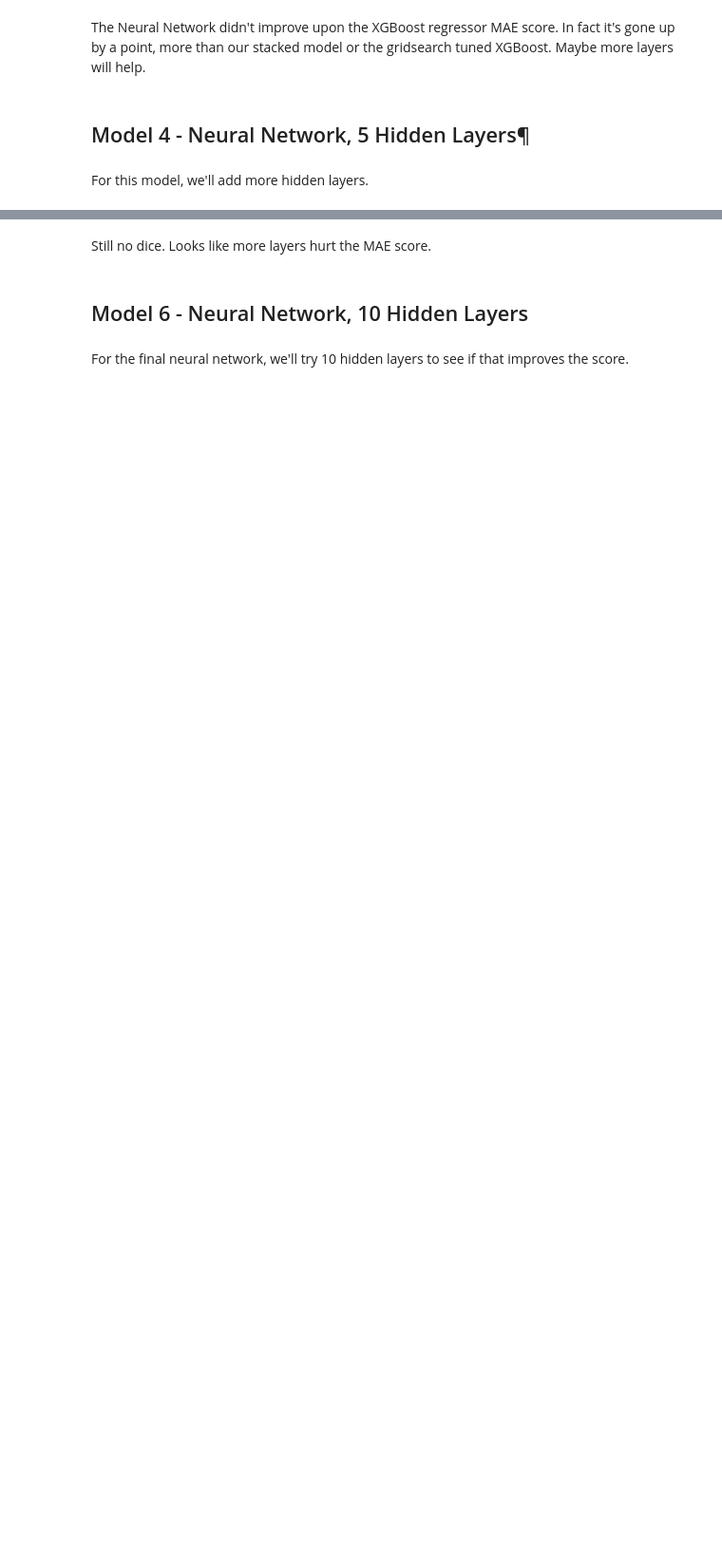
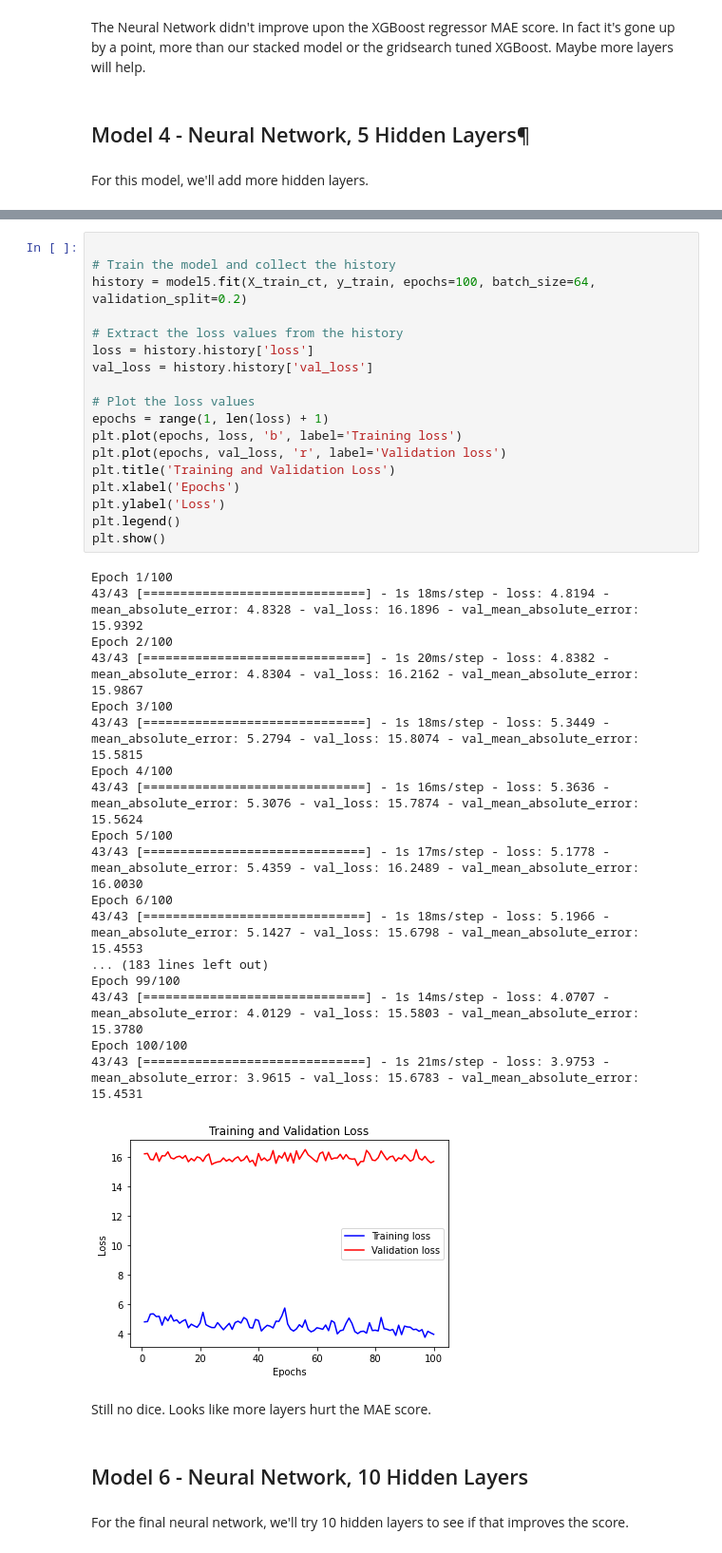
Before and after one commit to mahumabid/price-prediction-ML, a Jupyter notebook: Price-Prediction-NN.ipynb, the cells around one changed output, grey strips where cells are left out. Shown at 95% size. Drawn from its saved outputs; the diff is of its cells as text; blank space fills up the shorter version.

```diff
--- a/Price-Prediction-NN.ipynb
+++ b/Price-Prediction-NN.ipynb
@@ -846,3 +903,40 @@ test:  14.482
+# %%
+
+# Train the model and collect the history
+history = model5.fit(X_train_ct, y_train, epochs=100, batch_size=64, validation_split=0.2)
+
+# Extract the loss values from the history
+loss = history.history['loss']
+val_loss = history.history['val_loss']
+
+# Plot the loss values
+epochs = range(1, len(loss) + 1)
+plt.plot(epochs, loss, 'b', label='Training loss')
+plt.plot(epochs, val_loss, 'r', label='Validation loss')
+plt.title('Training and Validation Loss')
+plt.xlabel('Epochs')
+plt.ylabel('Loss')
+plt.legend()
+plt.show()
+# %% [output]
+Epoch 1/100
+43/43 [==============================] - 1s 18ms/step - loss: 4.8194 - mean_absolute_error: 4.8328 - val_loss: 16.1896 - val_mean_absolute_error: 15.9392
+Epoch 2/100
+43/43 [==============================] - 1s 20ms/step - loss: 4.8382 - mean_absolute_error: 4.8304 - val_loss: 16.2162 - val_mean_absolute_error: 15.9867
+Epoch 3/100
+43/43 [==============================] - 1s 18ms/step - loss: 5.3449 - mean_absolute_error: 5.2794 - val_loss: 15.8074 - val_mean_absolute_error: 15.5815
+Epoch 4/100
+43/43 [==============================] - 1s 16ms/step - loss: 5.3636 - mean_absolute_error: 5.3076 - val_loss: 15.7874 - val_mean_absolute_error: 15.5624
+Epoch 5/100
+43/43 [==============================] - 1s 17ms/step - loss: 5.1778 - mean_absolute_error: 5.4359 - val_loss: 16.2489 - val_mean_absolute_error: 16.0030
+Epoch 6/100
+43/43 [==============================] - 1s 18ms/step - loss: 5.1966 - mean_absolute_error: 5.1427 - val_loss: 15.6798 - val_mean_absolute_error: 15.4553
+... (183 lines left out)
+Epoch 99/100
+43/43 [==============================] - 1s 14ms/step - loss: 4.0707 - mean_absolute_error: 4.0129 - val_loss: 15.5803 - val_mean_absolute_error: 15.3780
+Epoch 100/100
+43/43 [==============================] - 1s 21ms/step - loss: 3.9753 - mean_absolute_error: 3.9615 - val_loss: 15.6783 - val_mean_absolute_error: 15.4531
+[figure, added]
 # %% [markdown]
 Still no dice. Looks like more layers hurt the MAE score.
 # %% [markdown]
```
Also changed, not shown: parts of 32 cells of this notebook.
